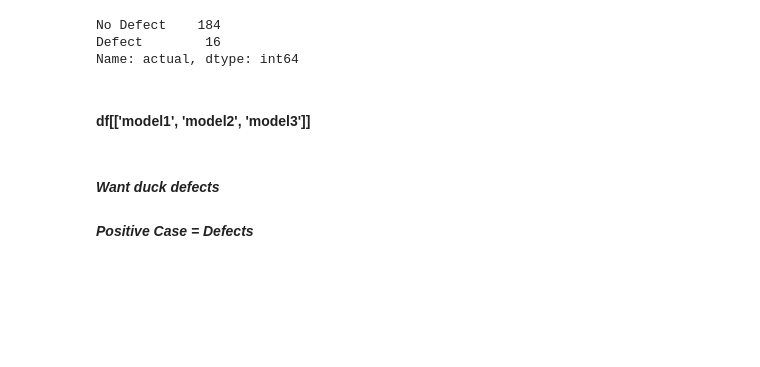
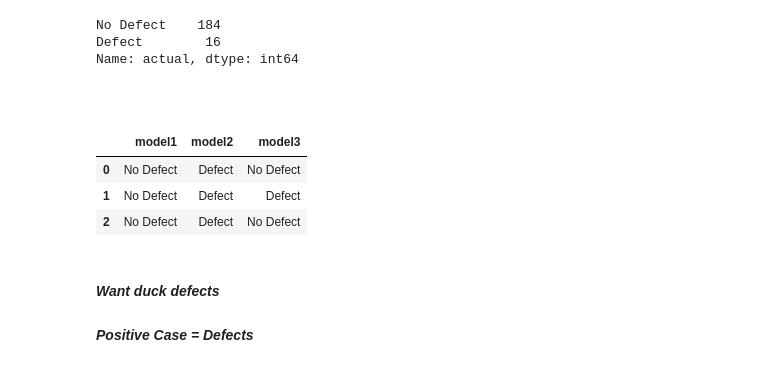
Before and after one commit to manuelparra1/classification-exercises, a Jupyter notebook: model_evaluation.ipynb, the cells around one changed output. Saved outputs shown, nothing was run; the diff lists cells and outputs as text; code cells hidden in the pictures; blank space fills up the shorter version.

```diff
--- a/model_evaluation.ipynb
+++ b/model_evaluation.ipynb
@@ -90,8 +94,15 @@ df['actual'].value_counts()
 No Defect    184
 Defect        16
 Name: actual, dtype: int64
-# %% [markdown]
-#### df[['model1', 'model2', 'model3']]
+# %% [markdown]
+####
+# %%
+df[['model1', 'model2', 'model3']].head(3)
+# %% [output]
+|  | model1 | model2 | model3 |
+| 0 | No Defect | Defect | No Defect |
+| 1 | No Defect | Defect | Defect |
+| 2 | No Defect | Defect | No Defect |
 # %% [markdown]
 #### _Want duck defects_
 #### _Positive Case = Defects_
```
Also changed, not shown: parts of 29 cells of this notebook.
